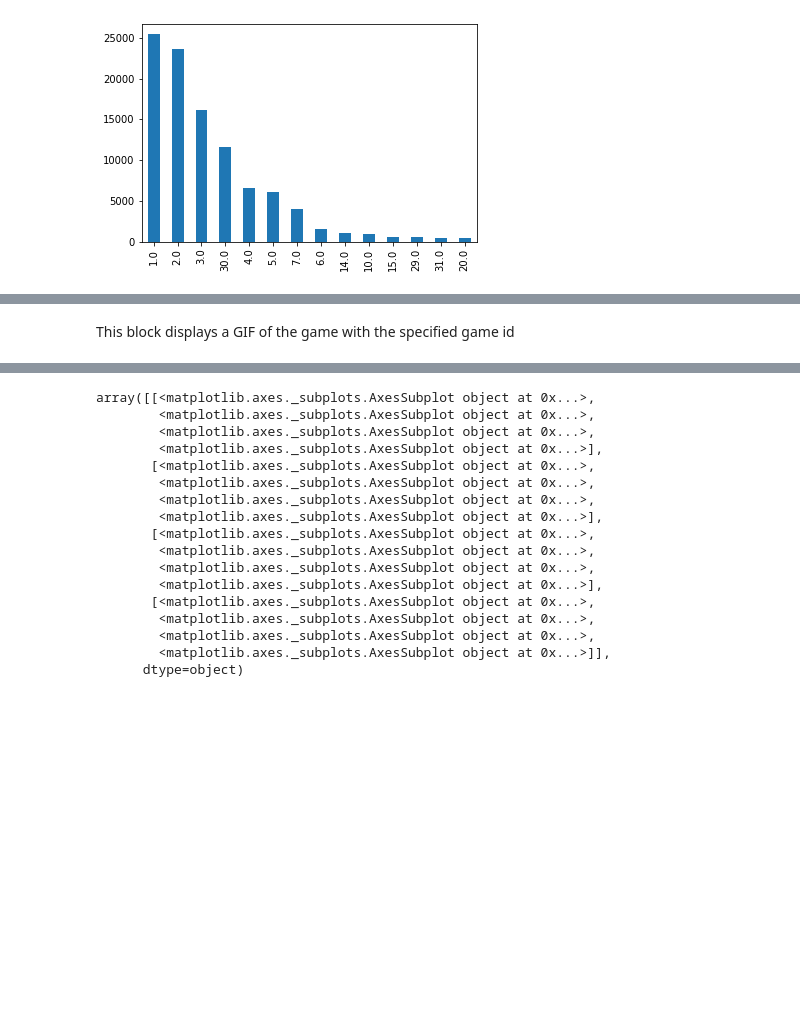
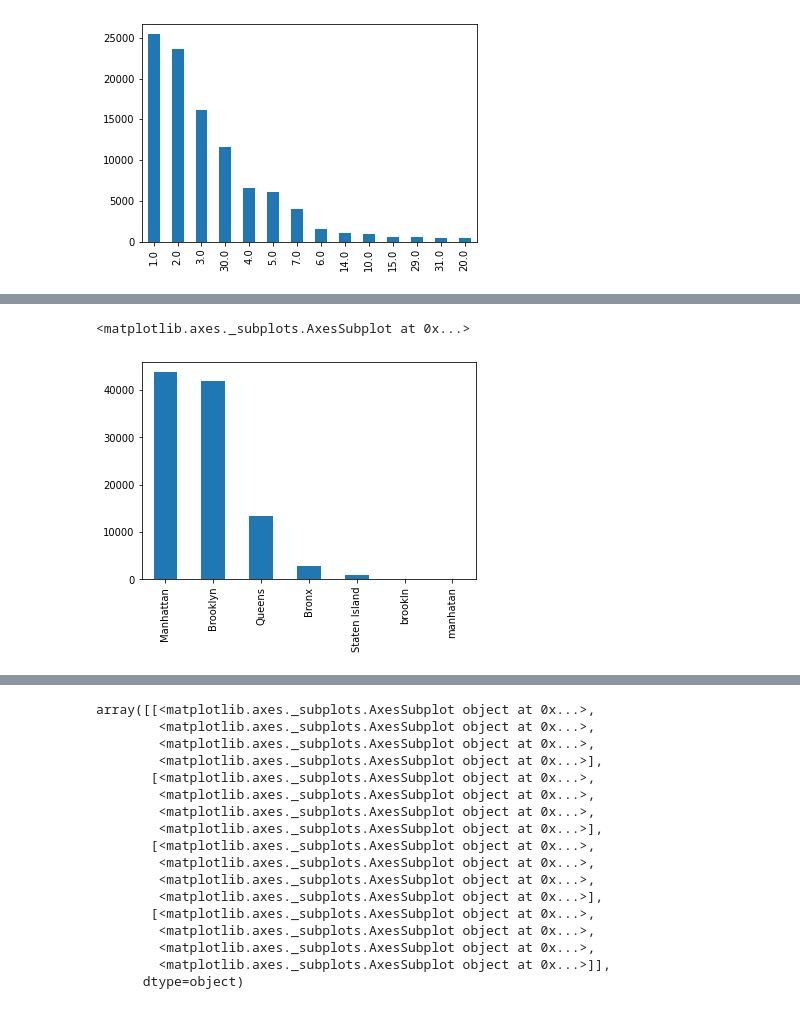
Before and after one commit to harrisuddin/F20DL, a Jupyter notebook: F20DL.ipynb, the cells around one changed output, grey strips where cells are left out. Drawn from its saved outputs; the diff is of its cells as text; code cells hidden in the pictures; blank space fills up the shorter version.

```diff
--- a/F20DL.ipynb
+++ b/F20DL.ipynb
@@ -153,3 +126,10 @@ display_bnb_gif("eZ6Kt1Zm")
-# %% [markdown]
-This block displays a GIF of the game with the specified game id
+# %%
+# plotting the frequency of property neighbourhoods
+bnb_data['neighbourhood group'].value_counts()[:20]
+bnb_data['neighbourhood group'].value_counts()[:20].plot.bar()
+
+# those like 5 or so undercapitalised ones lol
+# %% [output]
+<matplotlib.axes._subplots.AxesSubplot at 0x...>
+[figure, added]
 # %%
```
Also changed, not shown: parts of 7 cells of this notebook.
